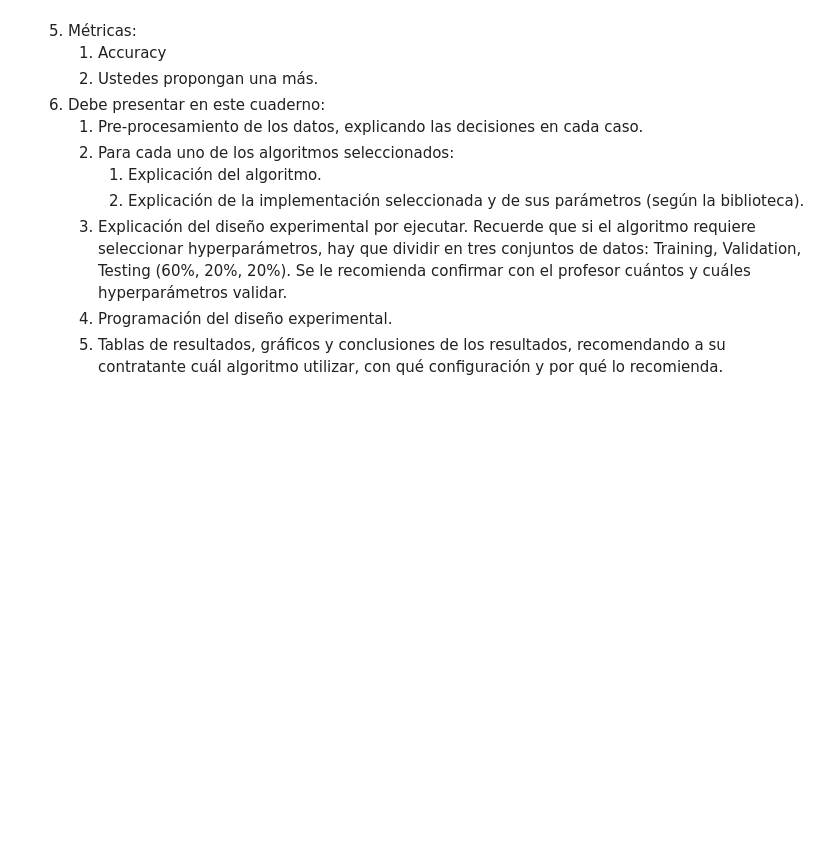
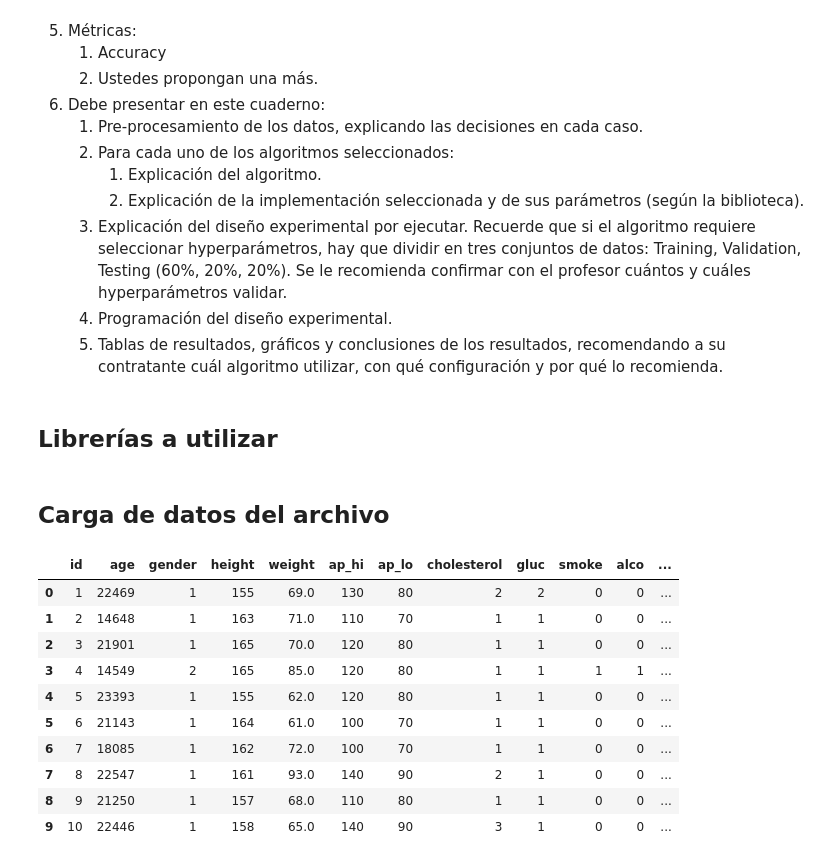
Before and after one commit to Celina1906/TP-2, a Jupyter notebook: 2023-2-Trabajo_Practico_2.ipynb, the cells around one changed output. Cells and saved outputs as stored; diff of their text form; code cells hidden in the pictures; blank space fills up the shorter version.

```diff
--- a/2023-2-Trabajo_Practico_2.ipynb
+++ b/2023-2-Trabajo_Practico_2.ipynb
@@ -323,3 +323,5 @@ ___
     1. Explicación del diseño experimental por ejecutar. Recuerde que si el algoritmo requiere seleccionar hyperparámetros, hay que dividir en tres conjuntos de datos: Training, Validation, Testing (60%, 20%, 20%). Se le recomienda confirmar con el profesor cuántos y cuáles hyperparámetros validar.
     1. Programación del diseño experimental.
     1. Tablas de resultados, gráficos y conclusiones de los resultados, recomendando a su contratante cuál algoritmo utilizar, con qué configuración y por qué lo recomienda.
+# %% [markdown]
+## Librerías a utilizar
@@ -325,0 +340,18 @@ ___
+# %% [markdown]
+## Carga de datos del archivo
+# %%
+data = pd.read_csv("cardio.csv", sep=';')
+# Mostrar los 10 primeros resultados
+display(data.head(10))
+# %% [output]
+|  | id | age | gender | height | weight | ap_hi | ap_lo | cholesterol | gluc | smoke | alco | ... |
+| 0 | 1 | 22469 | 1 | 155 | 69.0 | 130 | 80 | 2 | 2 | 0 | 0 | ... |
+| 1 | 2 | 14648 | 1 | 163 | 71.0 | 110 | 70 | 1 | 1 | 0 | 0 | ... |
+| 2 | 3 | 21901 | 1 | 165 | 70.0 | 120 | 80 | 1 | 1 | 0 | 0 | ... |
+| 3 | 4 | 14549 | 2 | 165 | 85.0 | 120 | 80 | 1 | 1 | 1 | 1 | ... |
+| 4 | 5 | 23393 | 1 | 155 | 62.0 | 120 | 80 | 1 | 1 | 0 | 0 | ... |
+| 5 | 6 | 21143 | 1 | 164 | 61.0 | 100 | 70 | 1 | 1 | 0 | 0 | ... |
+| 6 | 7 | 18085 | 1 | 162 | 72.0 | 100 | 70 | 1 | 1 | 0 | 0 | ... |
+| 7 | 8 | 22547 | 1 | 161 | 93.0 | 140 | 90 | 2 | 1 | 0 | 0 | ... |
+| 8 | 9 | 21250 | 1 | 157 | 68.0 | 110 | 80 | 1 | 1 | 0 | 0 | ... |
+| 9 | 10 | 22446 | 1 | 158 | 65.0 | 140 | 90 | 3 | 1 | 0 | 0 | ... |
```
Also changed, not shown: parts of 11 cells of this notebook.
